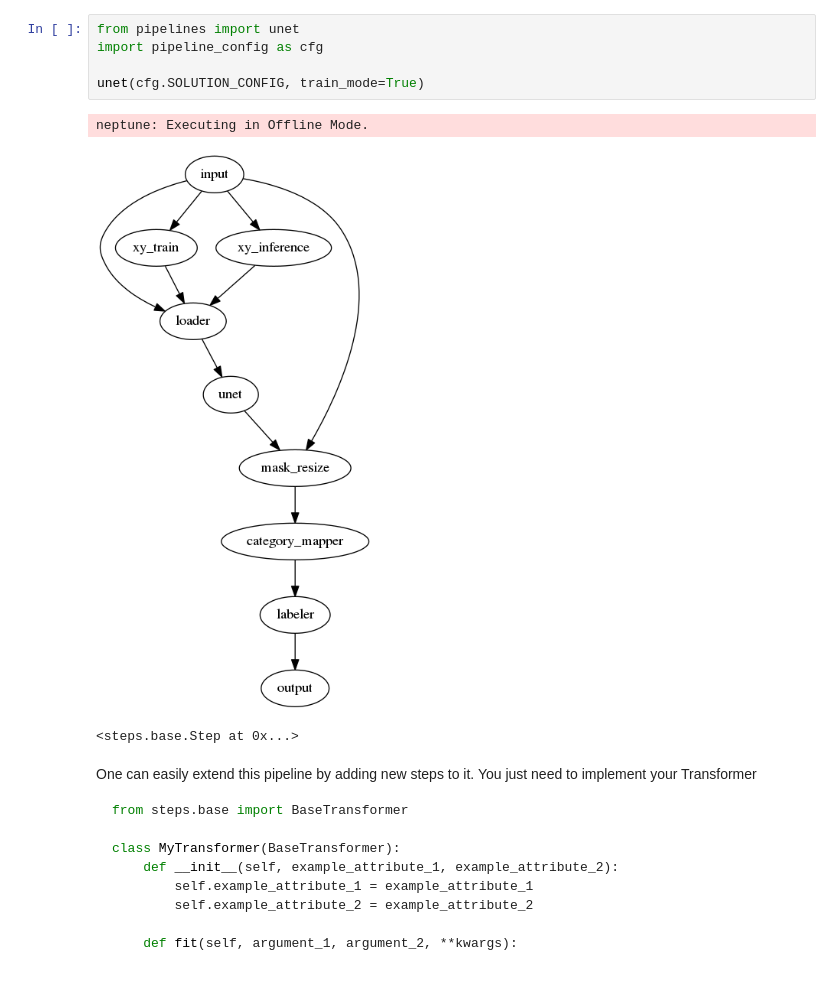
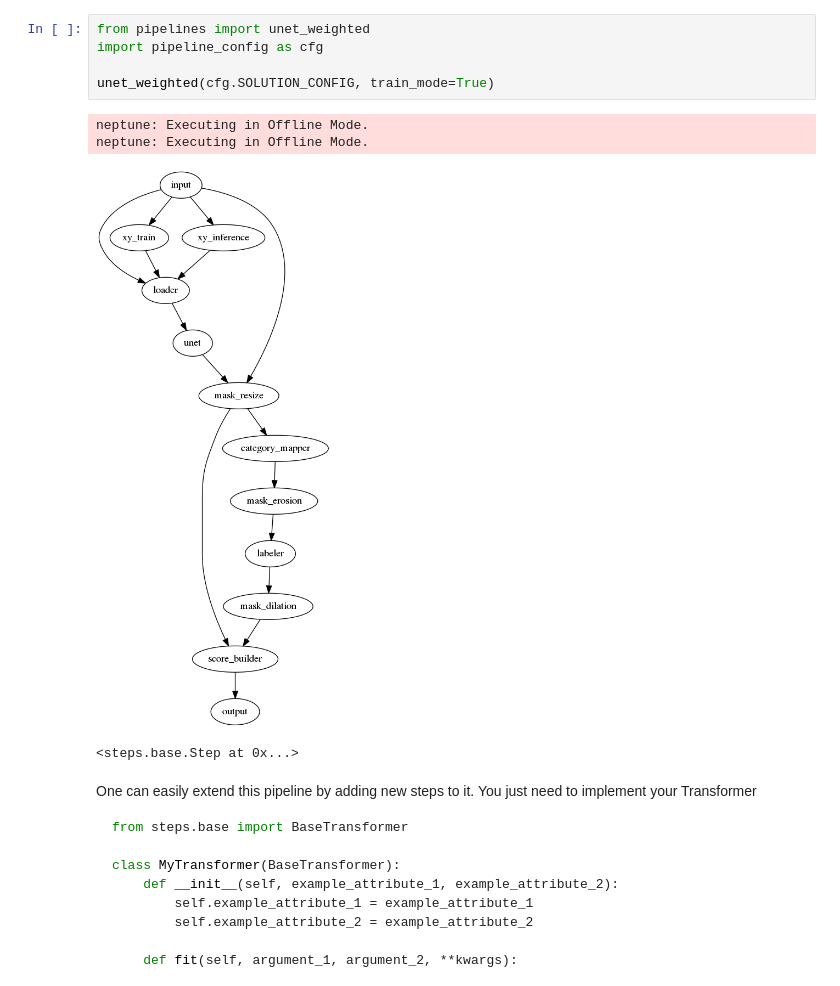
Before and after one commit to neptune-ai/open-solution-mapping-challenge, a Jupyter notebook: index.ipynb, the cells around one changed output. Drawn from its saved outputs; the diff is of its cells as text.

```diff
--- a/index.ipynb
+++ b/index.ipynb
@@ -17,13 +26,14 @@ We are using a simple approach where:
 
 The entire pipeline is defined in the `pipelines.py`. You can import it and visualize it in the notebook by running:
 # %%
-from pipelines import unet
+from pipelines import unet_weighted
 import pipeline_config as cfg
 
-unet(cfg.SOLUTION_CONFIG, train_mode=True)
+unet_weighted(cfg.SOLUTION_CONFIG, train_mode=True)
 # %% [output]
 neptune: Executing in Offline Mode.
+neptune: Executing in Offline Mode.
-[figure, old version]
+[figure, new version]
 <steps.base.Step at 0x...>
 # %% [markdown]
 One can easily extend this pipeline by adding new steps to it.
```
Also changed, not shown: parts of 1 cell of this notebook.
